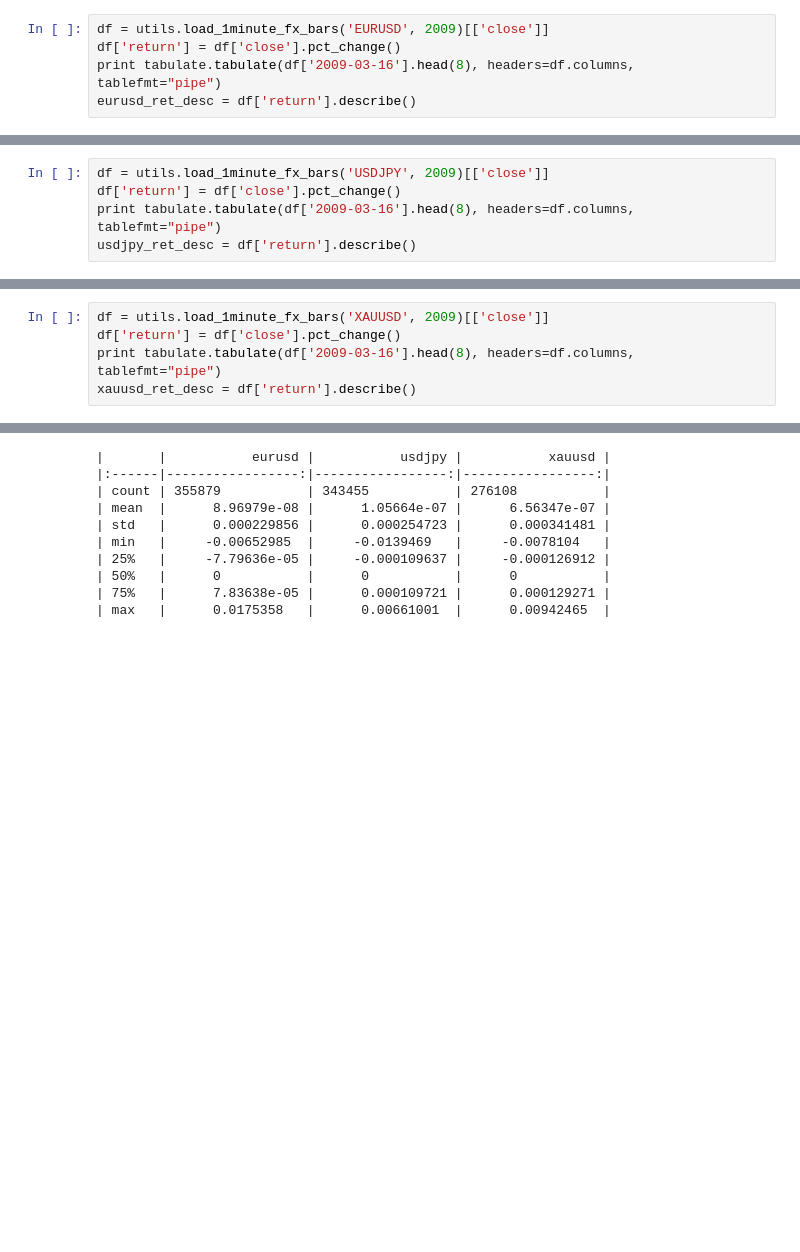
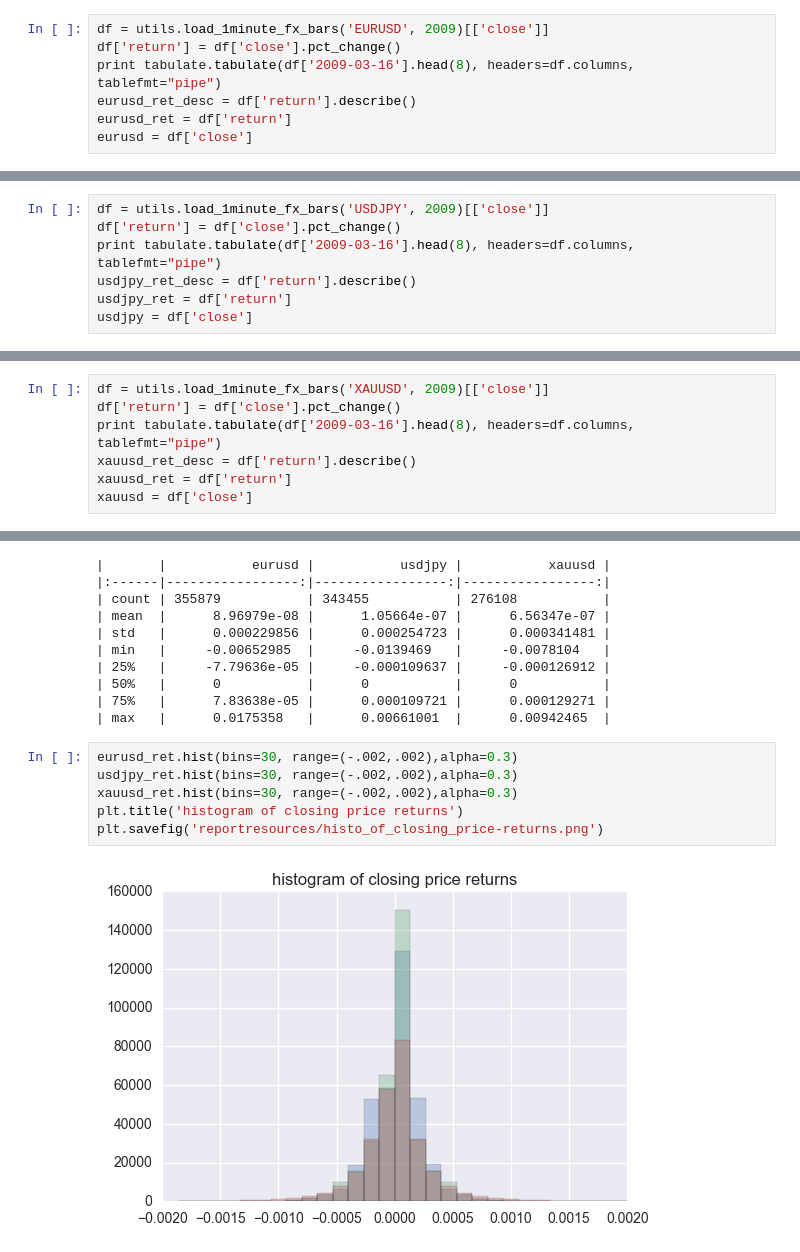
Before and after one commit to andrewwilson/mlnd_capstone, a Jupyter notebook: PrepareExtractsForReport.ipynb, the cells around one changed output, grey strips where cells are left out. Saved outputs shown, nothing was run; the diff lists cells and outputs as text; blank space fills up the shorter version.

```diff
--- a/PrepareExtractsForReport.ipynb
+++ b/PrepareExtractsForReport.ipynb
@@ -93,6 +93,8 @@ df = utils.load_1minute_fx_bars('EURUSD', 2009)[['close']]
 df['return'] = df['close'].pct_change()
 print tabulate.tabulate(df['2009-03-16'].head(8), headers=df.columns, tablefmt="pipe")
 eurusd_ret_desc = df['return'].describe()
+eurusd_ret = df['return']
+eurusd = df['close']
 # %% [output]
 |:--------------------|--------:|-------------:|
 | 2009-03-16 00:00:00 |  1.2895 |  0           |
@@ -108,6 +110,8 @@ df = utils.load_1minute_fx_bars('USDJPY', 2009)[['close']]
 df['return'] = df['close'].pct_change()
 print tabulate.tabulate(df['2009-03-16'].head(8), headers=df.columns, tablefmt="pipe")
 usdjpy_ret_desc = df['return'].describe()
+usdjpy_ret = df['return']
+usdjpy = df['close']
 # %% [output]
 |:--------------------|--------:|-------------:|
 | 2009-03-16 00:00:00 |   98.24 | -0.000203542 |
@@ -123,6 +127,8 @@ df = utils.load_1minute_fx_bars('XAUUSD', 2009)[['close']]
 df['return'] = df['close'].pct_change()
 print tabulate.tabulate(df['2009-03-16'].head(8), headers=df.columns, tablefmt="pipe")
 xauusd_ret_desc = df['return'].describe()
+xauusd_ret = df['return']
+xauusd = df['close']
 # %% [output]
 |:--------------------|--------:|-------------:|
 | 2009-03-16 00:00:00 |  926.55 | -0.000194231 |
@@ -147,3 +153,11 @@ print tabulate.tabulate(df, headers=df.columns, tablefmt='pipe')
 | 50%   |      0           |      0           |      0           |
 | 75%   |      7.83638e-05 |      0.000109721 |      0.000129271 |
 | max   |      0.0175358   |      0.00661001  |      0.00942465  |
+# %%
+eurusd_ret.hist(bins=30, range=(-.002,.002),alpha=0.3)
+usdjpy_ret.hist(bins=30, range=(-.002,.002),alpha=0.3)
+xauusd_ret.hist(bins=30, range=(-.002,.002),alpha=0.3)
+plt.title('histogram of closing price returns')
+plt.savefig('reportresources/histo_of_closing_price-returns.png')
+# %% [output]
+[figure, added]
```
Also changed, not shown: parts of 3 cells of this notebook, 4 other files.
